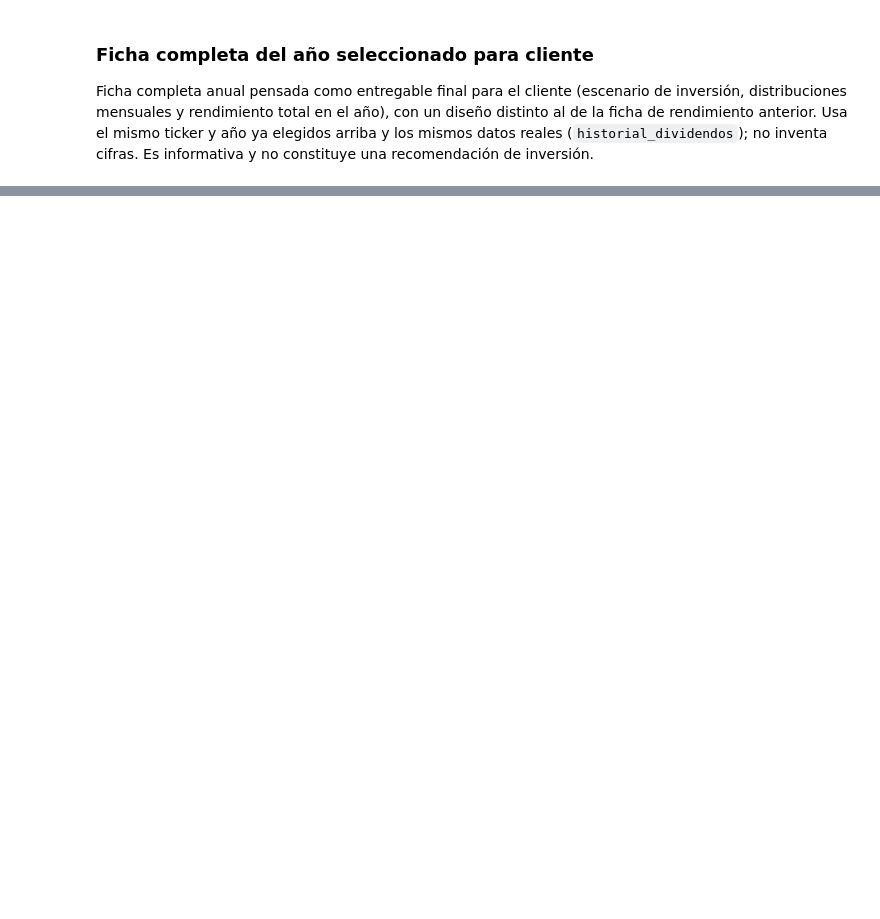
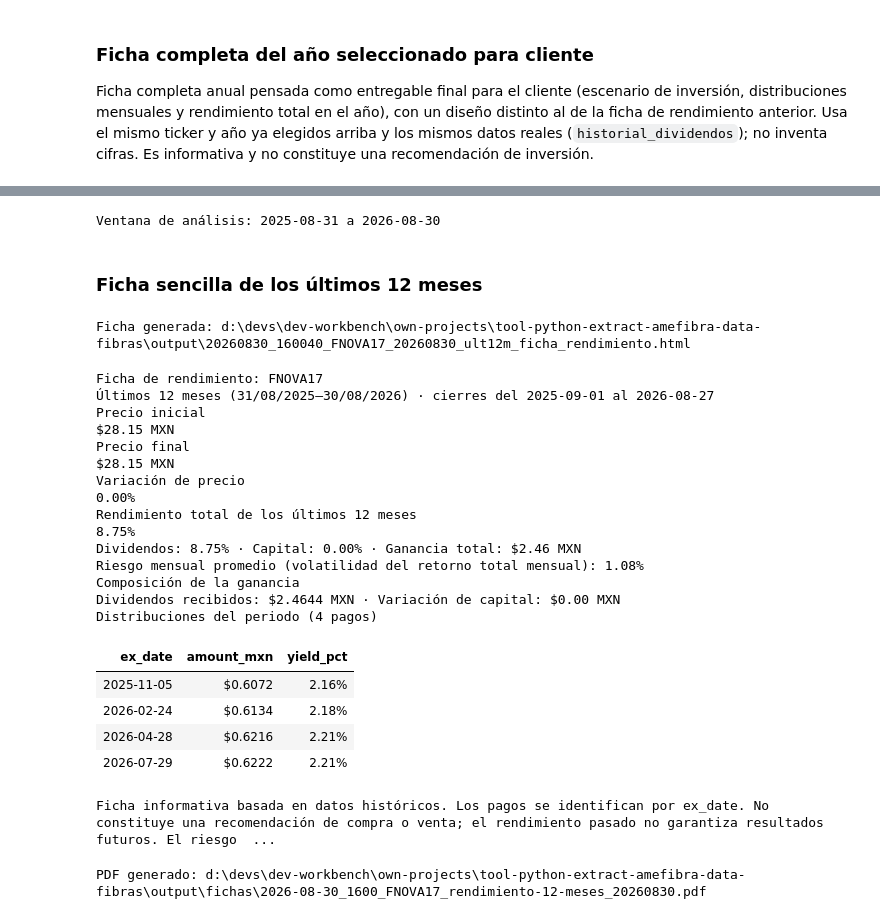
Before and after one commit to liazamudio/tool-python-extract-amefibra-data-fibras, a Jupyter notebook: amefibra-indice-fibras.ipynb, the cells around one changed output, grey strips where cells are left out. Cells and saved outputs as stored; diff of their text form; code cells hidden in the pictures; blank space fills up the shorter version.

Commit message:
Implementación de la ficha de rendimiento y riesgo de los ultimos 12 meses

```diff
--- a/amefibra-indice-fibras.ipynb
+++ b/amefibra-indice-fibras.ipynb
@@ -232,0 +175,49 @@ PDF generado: d:\devs\dev-workbench\own-projects\tool-python-extract-amefibra-da
+# %%
+# Fecha de referencia para la ventana móvil de 12 meses (fecha_fin del periodo).
+# None = usa la fecha actual; fijar una fecha (ej. "2025-12-31") permite correr el
+# análisis de forma retrospectiva, útil para pruebas. El flujo de año calendario
+# de las celdas anteriores no se modifica y sigue disponible como antes.
+from modules.procesamiento import calcular_ventana_movil_12_meses
+
+FECHA_REFERENCIA_12M = None
+FECHA_INICIO_12M, FECHA_FIN_12M = calcular_ventana_movil_12_meses(FECHA_REFERENCIA_12M)
+print(f"Ventana de análisis: {FECHA_INICIO_12M:%Y-%m-%d} a {FECHA_FIN_12M:%Y-%m-%d}")
+# %% [output]
+Ventana de análisis: 2025-08-31 a 2026-08-30
+# %% [markdown]
+### Ficha sencilla de los últimos 12 meses
+# %%
+# Generamos la ficha sencilla de rendimiento de los últimos 12 meses y la exportamos a PDF
+ruta_ficha_12m = mostrar_ficha_rendimiento(
+    TICKER_SELECCIONADO, None, CARPETA_SALIDA, historial_dividendos, fecha_referencia=FECHA_REFERENCIA_12M
+)
+
+# Exportamos los resultados a un archivo pdf y mostramos la ruta del archivo generado
+ruta_pdf_12m = exportar_ficha_a_pdf(
+    ruta_ficha_12m, TICKER_SELECCIONADO, "rendimiento 12 meses", f"{FECHA_FIN_12M:%Y%m%d}", CARPETA_FICHAS_PDF
+)
+print(f"PDF generado: {ruta_pdf_12m}")
+# %% [output]
+Ficha generada: d:\devs\dev-workbench\own-projects\tool-python-extract-amefibra-data-fibras\output\20260830_160040_FNOVA17_20260830_ult12m_ficha_rendimiento.html
+Ficha de rendimiento: FNOVA17
+Últimos 12 meses (31/08/2025–30/08/2026) · cierres del 2025-09-01 al 2026-08-27
+Precio inicial
+$28.15 MXN
+Precio final
+$28.15 MXN
+Variación de precio
+0.00%
+Rendimiento total de los últimos 12 meses
+8.75%
+Dividendos: 8.75% · Capital: 0.00% · Ganancia total: $2.46 MXN
+Riesgo mensual promedio (volatilidad del retorno total mensual): 1.08%
+Composición de la ganancia
+Dividendos recibidos: $2.4644 MXN · Variación de capital: $0.00 MXN
+Distribuciones del periodo (4 pagos)
+| ex_date | amount_mxn | yield_pct |
+| 2025-11-05 | $0.6072 | 2.16% |
+| 2026-02-24 | $0.6134 | 2.18% |
+| 2026-04-28 | $0.6216 | 2.21% |
+| 2026-07-29 | $0.6222 | 2.21% |
+Ficha informativa basada en datos históricos. Los pagos se identifican por ex_date. No constituye una recomendación de compra o venta; el rendimiento pasado no garantiza resultados futuros. El riesgo  ...
+PDF generado: d:\devs\dev-workbench\own-projects\tool-python-extract-amefibra-data-fibras\output\fichas\2026-08-30_1600_FNOVA17_rendimiento-12-meses_20260830.pdf
```
Also changed, not shown: parts of 12 cells of this notebook, 3 other files.
